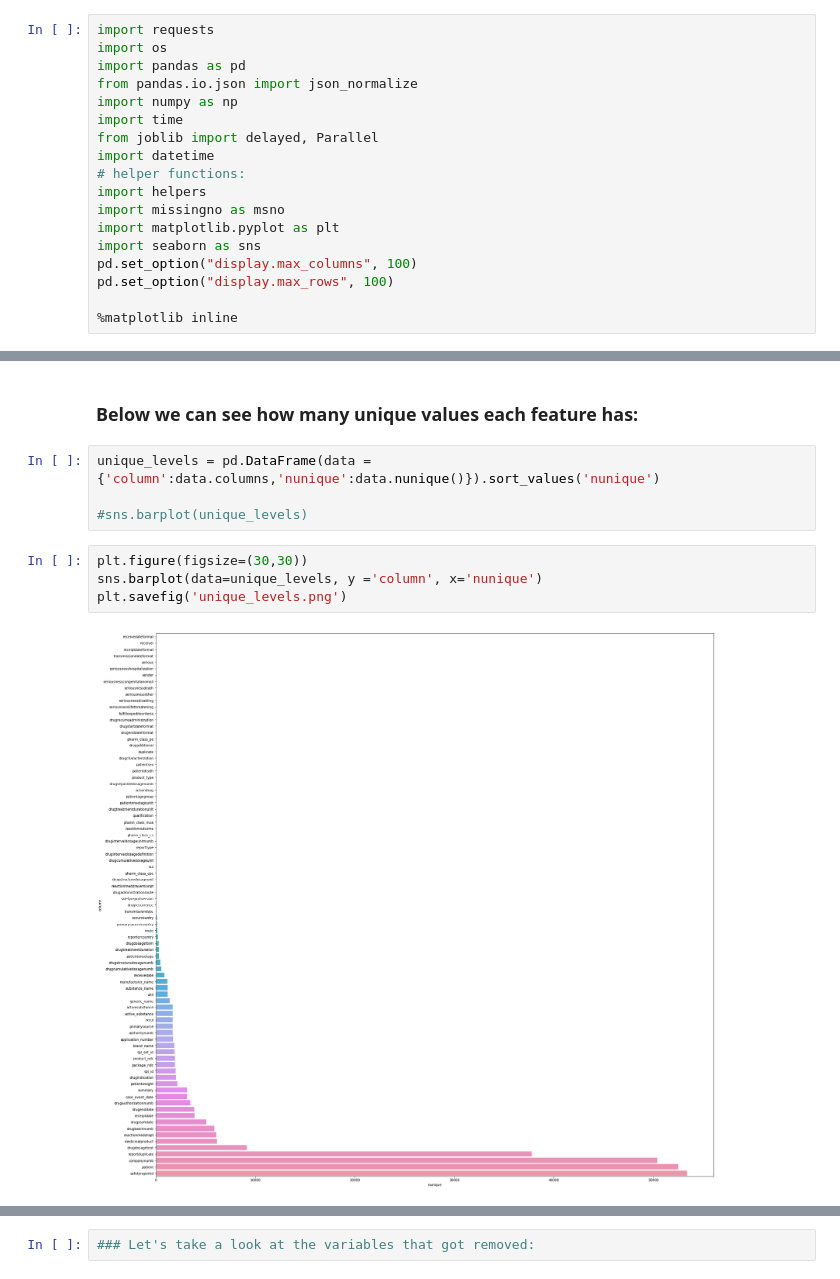
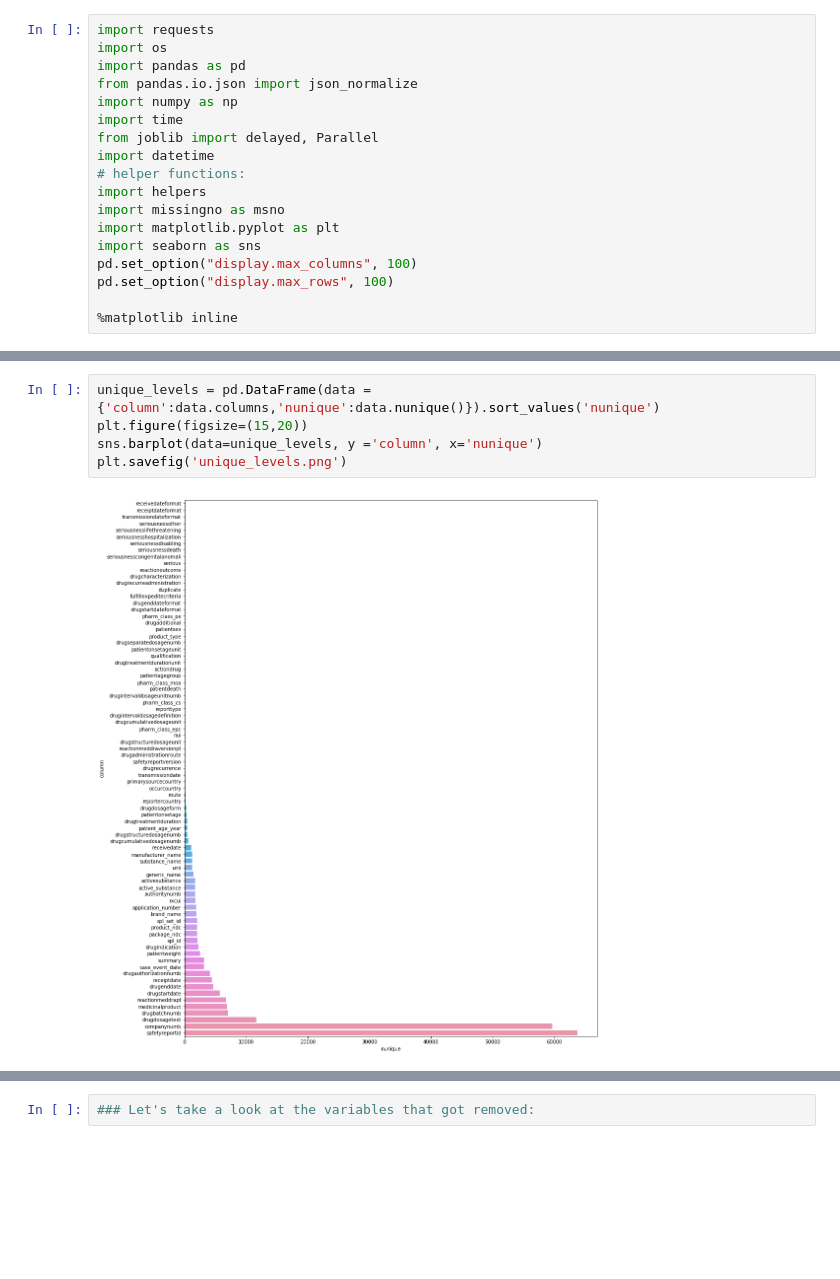
Before and after one commit to samimath/openFDA, a Jupyter notebook: eda.ipynb, the cells around one changed output, grey strips where cells are left out. Cells and saved outputs as stored; diff of their text form; blank space fills up the shorter version.

```diff
--- a/eda.ipynb
+++ b/eda.ipynb
@@ -49,13 +80,8 @@ plt.savefig('missing_data_count.png')
-# %% [markdown]
-### Below we can see how many unique values each feature has:
 # %%
 unique_levels = pd.DataFrame(data = {'column':data.columns,'nunique':data.nunique()}).sort_values('nunique')
-
-#sns.barplot(unique_levels)
+plt.figure(figsize=(15,20))
+sns.barplot(data=unique_levels, y ='column', x='nunique')
+plt.savefig('unique_levels.png')
+# %% [output]
+[figure, added]
-# %%
-plt.figure(figsize=(30,30))
-sns.barplot(data=unique_levels, y ='column', x='nunique')
-plt.savefig('unique_levels.png')
-# %% [output]
-[figure, removed]
 # %% [markdown]
```
Also changed, not shown: parts of 24 cells of this notebook.
